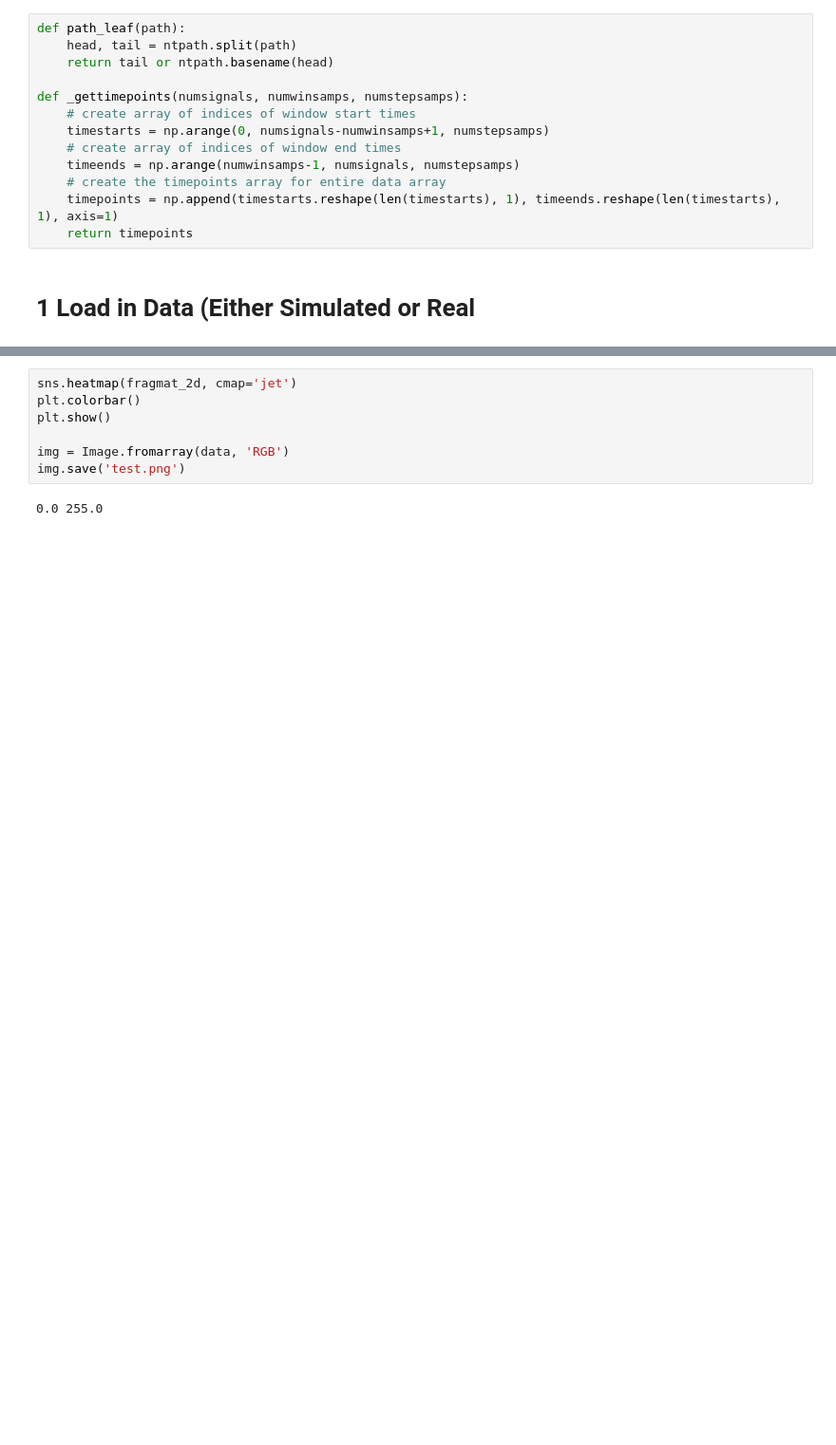
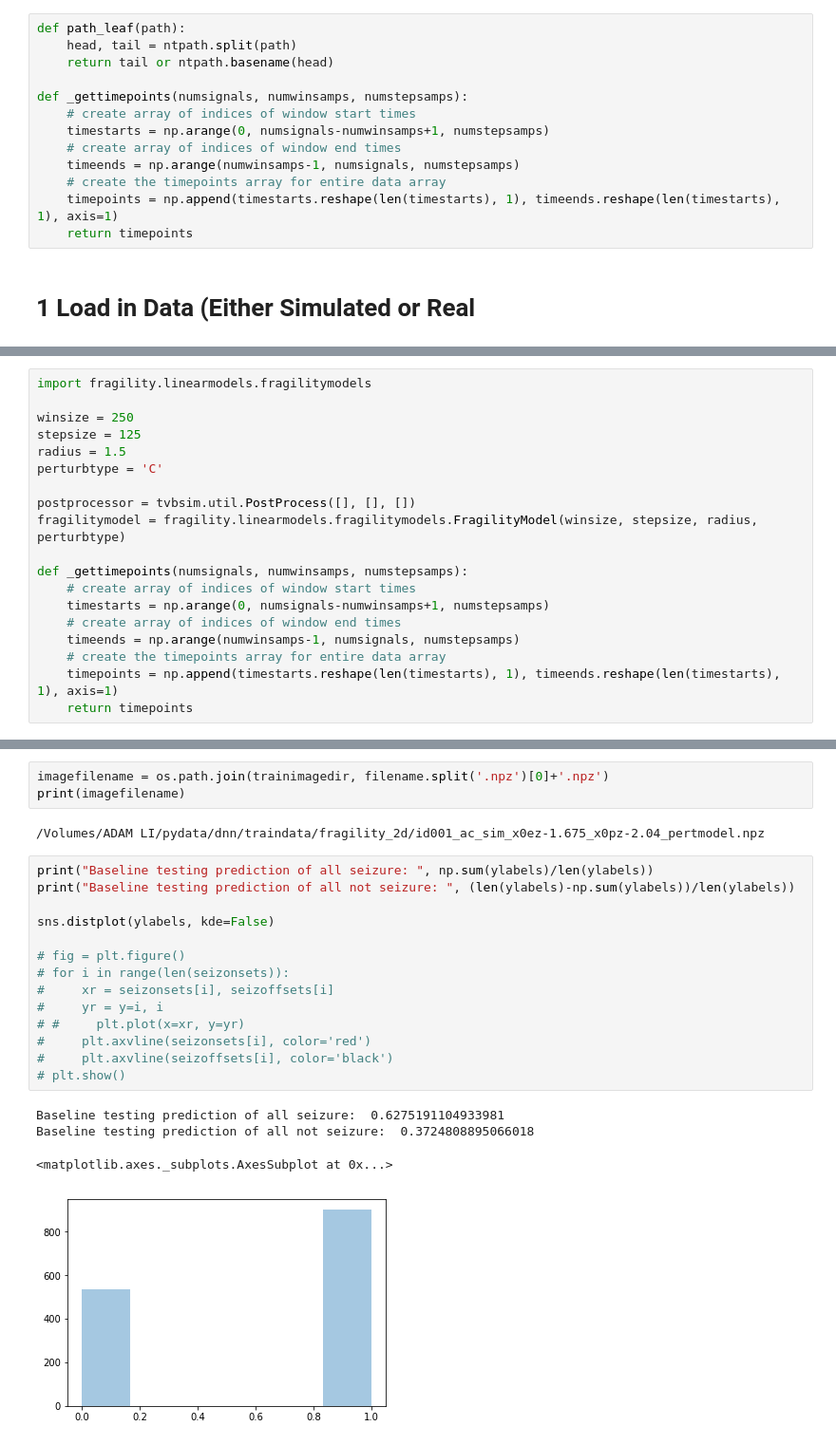
Before and after one commit to adam2392/dnn-unsupervised, a Jupyter notebook: dnn/Fragility Data Preprocessing Into 2D and 3D Images.ipynb, the cells around one changed output, grey strips where cells are left out. Shown at 95% size. Saved outputs shown, nothing was run; the diff lists cells and outputs as text; blank space fills up the shorter version.

Commit message:
Trying to train on fragility.

```diff
--- a/dnn/Fragility Data Preprocessing Into 2D and 3D Images.ipynb
+++ b/dnn/Fragility Data Preprocessing Into 2D and 3D Images.ipynb
@@ -96,0 +113,19 @@ print(len(datafiles))
+# %%
+import fragility.linearmodels.fragilitymodels
+
+winsize = 250
+stepsize = 125
+radius = 1.5
+perturbtype = 'C'
+
+postprocessor = tvbsim.util.PostProcess([], [], [])
+fragilitymodel = fragility.linearmodels.fragilitymodels.FragilityModel(winsize, stepsize, radius, perturbtype)
+
+def _gettimepoints(numsignals, numwinsamps, numstepsamps):
+    # create array of indices of window start times
+    timestarts = np.arange(0, numsignals-numwinsamps+1, numstepsamps)
+    # create array of indices of window end times
+    timeends = np.arange(numwinsamps-1, numsignals, numstepsamps)
+    # create the timepoints array for entire data array
+    timepoints = np.append(timestarts.reshape(len(timestarts), 1), timeends.reshape(len(timestarts), 1), axis=1)
+    return timepoints
@@ -163,9 +230,24 @@ for idx, datafile in enumerate(datafiles):
-# %%
-sns.heatmap(fragmat_2d, cmap='jet')
-plt.colorbar()
-plt.show()
-
-img = Image.fromarray(data, 'RGB')
-img.save('test.png')
-# %% [output]
-0.0 255.0
+# %%
+imagefilename = os.path.join(trainimagedir, filename.split('.npz')[0]+'.npz')
+print(imagefilename)
+# %% [output]
+/Volumes/ADAM LI/pydata/dnn/traindata/fragility_2d/id001_ac_sim_x0ez-1.675_x0pz-2.04_pertmodel.npz
+# %%
+print("Baseline testing prediction of all seizure: ", np.sum(ylabels)/len(ylabels))
+print("Baseline testing prediction of all not seizure: ", (len(ylabels)-np.sum(ylabels))/len(ylabels))
+
+sns.distplot(ylabels, kde=False)
+
+# fig = plt.figure()
+# for i in range(len(seizonsets)):
+#     xr = seizonsets[i], seizoffsets[i]
+#     yr = y=i, i
+# #     plt.plot(x=xr, y=yr)
+#     plt.axvline(seizonsets[i], color='red')
+#     plt.axvline(seizoffsets[i], color='black')
+# plt.show()
+# %% [output]
+Baseline testing prediction of all seizure:  0.6275191104933981
+Baseline testing prediction of all not seizure:  0.3724808895066018
+<matplotlib.axes._subplots.AxesSubplot at 0x...>
+[figure, added]
```
Also changed, not shown: parts of 20 cells of this notebook, 4 other files.
